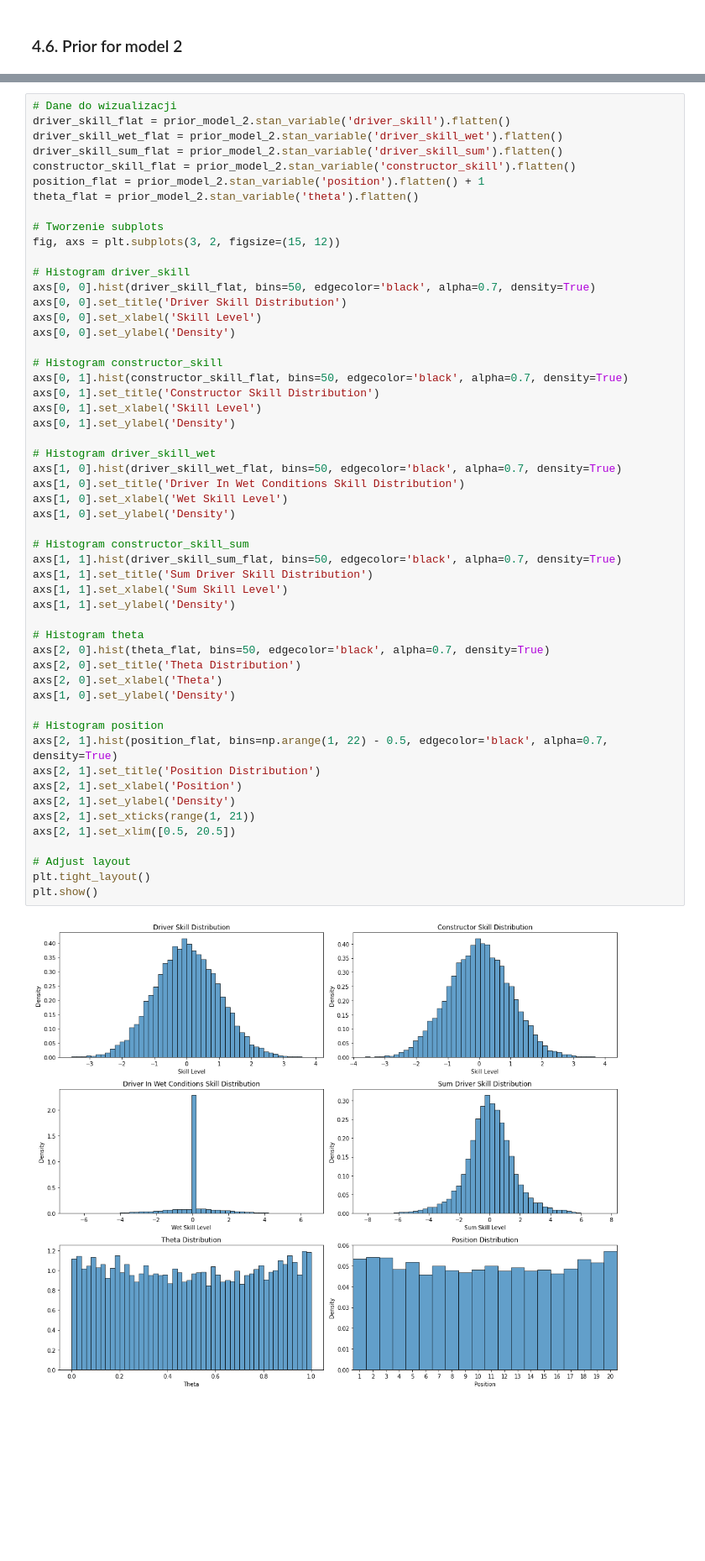
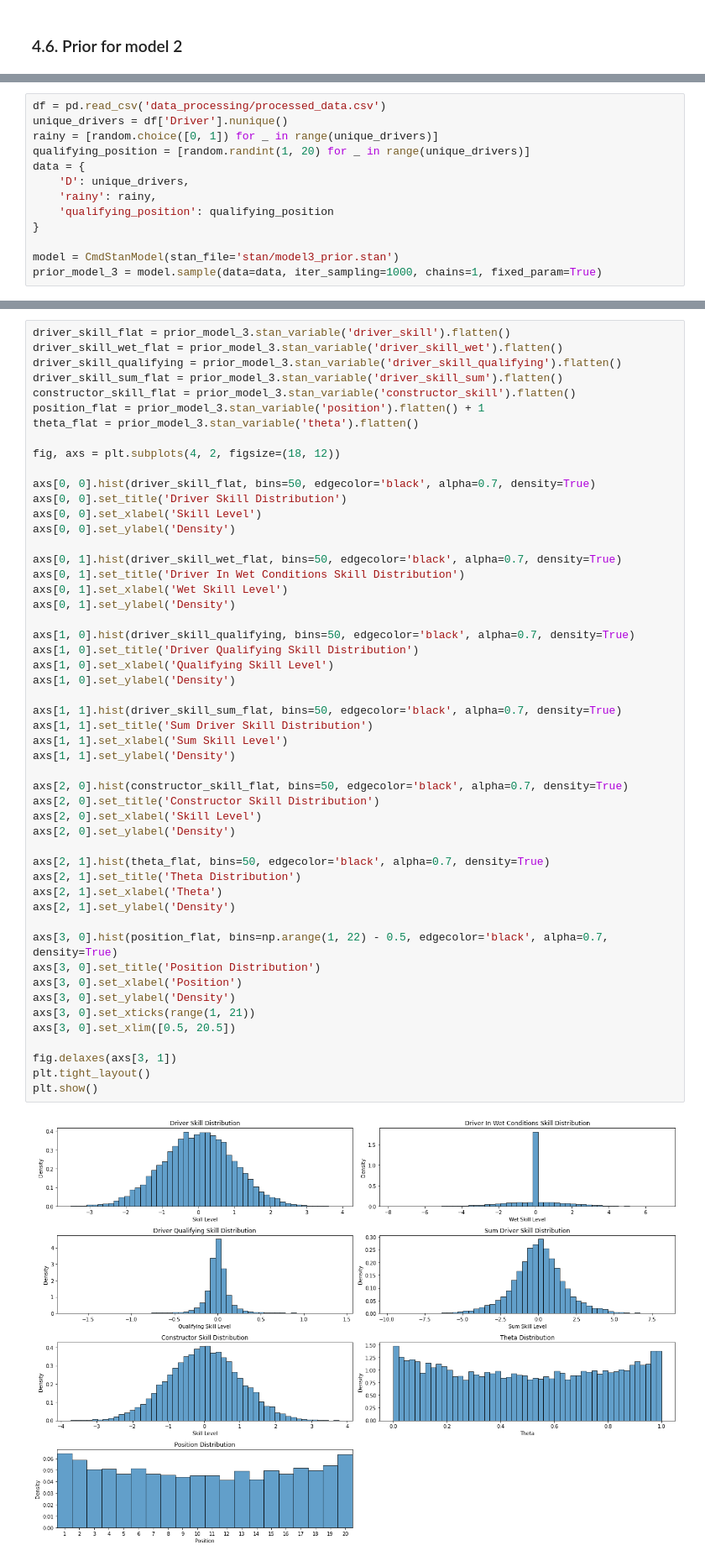
Before and after one commit to andrzejjnk/bayesian_f1, a Jupyter notebook: f1_project.ipynb, the cells around one changed output, grey strips where cells are left out. Shown: that part at 84% size. Cells and saved outputs as stored; diff of their text form; blank space fills up the shorter version.

```diff
--- a/f1_project.ipynb
+++ b/f1_project.ipynb
@@ -582,0 +673,13 @@ INFO:cmdstanpy:CmdStan done processing.
+# %%
+df = pd.read_csv('data_processing/processed_data.csv')
+unique_drivers = df['Driver'].nunique()
+rainy = [random.choice([0, 1]) for _ in range(unique_drivers)]
+qualifying_position = [random.randint(1, 20) for _ in range(unique_drivers)]
+data = {
+    'D': unique_drivers,
+    'rainy': rainy,
+    'qualifying_position': qualifying_position
+}
+
+model = CmdStanModel(stan_file='stan/model3_prior.stan')
+prior_model_3 = model.sample(data=data, iter_sampling=1000, chains=1, fixed_param=True)
@@ -583,55 +691,53 @@ INFO:cmdstanpy:CmdStan done processing.
 # %%
-# Dane do wizualizacji
-driver_skill_flat = prior_model_2.stan_variable('driver_skill').flatten()
-driver_skill_wet_flat = prior_model_2.stan_variable('driver_skill_wet').flatten()
-driver_skill_sum_flat = prior_model_2.stan_variable('driver_skill_sum').flatten()
-constructor_skill_flat = prior_model_2.stan_variable('constructor_skill').flatten()
-position_flat = prior_model_2.stan_variable('position').flatten() + 1
-theta_flat = prior_model_2.stan_variable('theta').flatten()
+driver_skill_flat = prior_model_3.stan_variable('driver_skill').flatten()
+driver_skill_wet_flat = prior_model_3.stan_variable('driver_skill_wet').flatten()
+driver_skill_qualifying = prior_model_3.stan_variable('driver_skill_qualifying').flatten()
+driver_skill_sum_flat = prior_model_3.stan_variable('driver_skill_sum').flatten()
+constructor_skill_flat = prior_model_3.stan_variable('constructor_skill').flatten()
+position_flat = prior_model_3.stan_variable('position').flatten() + 1
+theta_flat = prior_model_3.stan_variable('theta').flatten()
 
-# Tworzenie subplots
-fig, axs = plt.subplots(3, 2, figsize=(15, 12))
+fig, axs = plt.subplots(4, 2, figsize=(18, 12))
 
-# Histogram driver_skill
 axs[0, 0].hist(driver_skill_flat, bins=50, edgecolor='black', alpha=0.7, density=True)
 axs[0, 0].set_title('Driver Skill Distribution')
 axs[0, 0].set_xlabel('Skill Level')
 axs[0, 0].set_ylabel('Density')
 
-# Histogram constructor_skill
-axs[0, 1].hist(constructor_skill_flat, bins=50, edgecolor='black', alpha=0.7, density=True)
-axs[0, 1].set_title('Constructor Skill Distribution')
-axs[0, 1].set_xlabel('Skill Level')
+axs[0, 1].hist(driver_skill_wet_flat, bins=50, edgecolor='black', alpha=0.7, density=True)
+axs[0, 1].set_title('Driver In Wet Conditions Skill Distribution')
+axs[0, 1].set_xlabel('Wet Skill Level')
 axs[0, 1].set_ylabel('Density')
 
-# Histogram driver_skill_wet
-axs[1, 0].hist(driver_skill_wet_flat, bins=50, edgecolor='black', alpha=0.7, density=True)
-axs[1, 0].set_title('Driver In Wet Conditions Skill Distribution')
-axs[1, 0].set_xlabel('Wet Skill Level')
+axs[1, 0].hist(driver_skill_qualifying, bins=50, edgecolor='black', alpha=0.7, density=True)
+axs[1, 0].set_title('Driver Qualifying Skill Distribution')
+axs[1, 0].set_xlabel('Qualifying Skill Level')
 axs[1, 0].set_ylabel('Density')
 
-# Histogram constructor_skill_sum
 axs[1, 1].hist(driver_skill_sum_flat, bins=50, edgecolor='black', alpha=0.7, density=True)
 axs[1, 1].set_title('Sum Driver Skill Distribution')
 axs[1, 1].set_xlabel('Sum Skill Level')
 axs[1, 1].set_ylabel('Density')
 
-# Histogram theta
-axs[2, 0].hist(theta_flat, bins=50, edgecolor='black', alpha=0.7, density=True)
-axs[2, 0].set_title('Theta Distribution')
-axs[2, 0].set_xlabel('Theta')
-axs[1, 0].set_ylabel('Density')
+axs[2, 0].hist(constructor_skill_flat, bins=50, edgecolor='black', alpha=0.7, density=True)
+axs[2, 0].set_title('Constructor Skill Distribution')
+axs[2, 0].set_xlabel('Skill Level')
+axs[2, 0].set_ylabel('Density')
 
-# Histogram position
-axs[2, 1].hist(position_flat, bins=np.arange(1, 22) - 0.5, edgecolor='black', alpha=0.7, density=True)
-axs[2, 1].set_title('Position Distribution')
-axs[2, 1].set_xlabel('Position')
+axs[2, 1].hist(theta_flat, bins=50, edgecolor='black', alpha=0.7, density=True)
+axs[2, 1].set_title('Theta Distribution')
+axs[2, 1].set_xlabel('Theta')
 axs[2, 1].set_ylabel('Density')
-axs[2, 1].set_xticks(range(1, 21))
-axs[2, 1].set_xlim([0.5, 20.5])
 
-# Adjust layout
+axs[3, 0].hist(position_flat, bins=np.arange(1, 22) - 0.5, edgecolor='black', alpha=0.7, density=True)
+axs[3, 0].set_title('Position Distribution')
+axs[3, 0].set_xlabel('Position')
+axs[3, 0].set_ylabel('Density')
+axs[3, 0].set_xticks(range(1, 21))
+axs[3, 0].set_xlim([0.5, 20.5])
+
+fig.delaxes(axs[3, 1])
 plt.tight_layout()
 plt.show()
 # %% [output]
-[figure, old version]
+[figure, new version]
```
Also changed, not shown: parts of 37 cells of this notebook.
